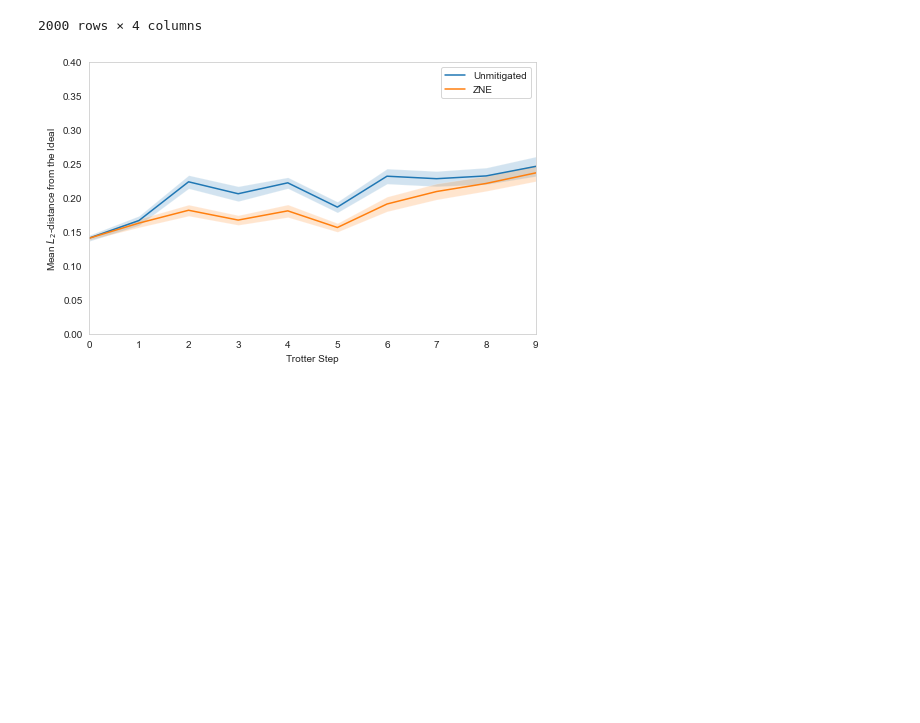
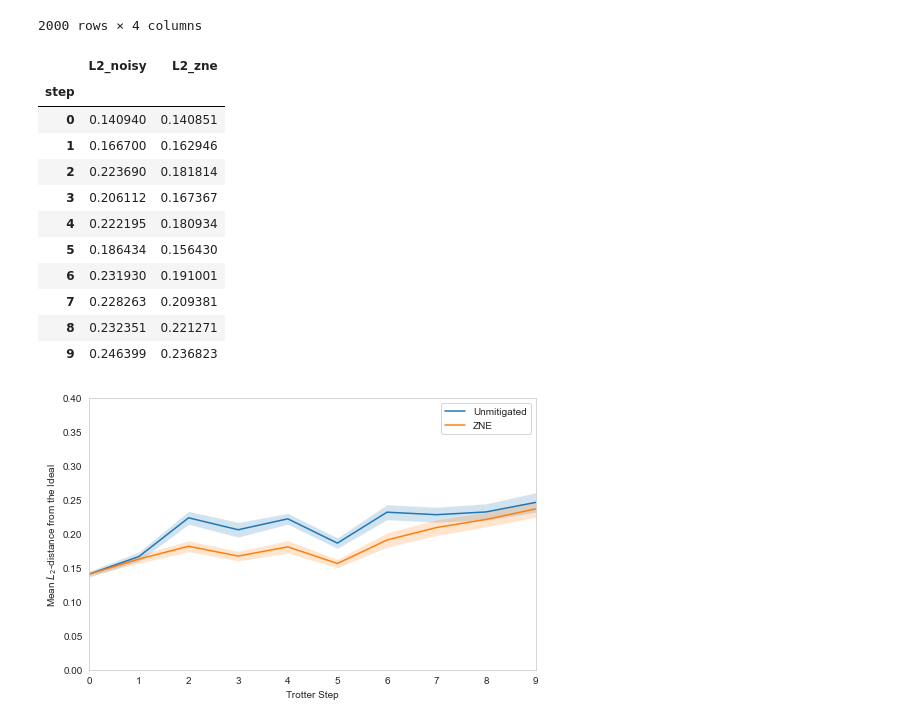
Before and after one commit to qiskit-community/ml-qem, a Jupyter notebook: docs/tutorials/h36_ising_4q_hardware_plot.ipynb, the cells around one changed output. Drawn from its saved outputs; the diff is of its cells as text; code cells hidden in the pictures; blank space fills up the shorter version.

```diff
--- a/docs/tutorials/h36_ising_4q_hardware_plot.ipynb
+++ b/docs/tutorials/h36_ising_4q_hardware_plot.ipynb
@@ -153,22 +153,24 @@ def get_active_qubits_dynamics(circuit):
 
     return active_qubits
 
-def remove_idle_qubits(circuit):
+def remove_idle_qubits(circuit, layout):
     # Get active qubits, which excludes 'Delay' and 'Barrier' operations
-    active_qubits = sorted(list(get_active_qubits_dynamics(circuit)))
-    num_active_qubits = len(active_qubits)
+    active_qubits = get_active_qubits_dynamics(circuit)
+
+    # Create a new list ordered_qubits, preserving the order in layout
+    ordered_qubits = [qubit for qubit in layout if qubit in active_qubits]
 
     # Keep the original ClassicalRegisters intact
-    new_qc = QuantumCircuit(num_active_qubits)
+    new_qc = QuantumCircuit(len(ordered_qubits))
     for cr in circuit.cregs:
         new_qc.add_register(cr)
 
-    # Go through each instruction and replace the qubit indices with the indices of active qubits
+    # Go through each instruction and replace the qubit indices with the indices of ordered qubits
     for instr, qargs, cargs in circuit.data:
-        active_qarg_indices = [active_qubits.index(qubit.index) for qubit in qargs if qubit.index in active_qubits]
+        ordered_qarg_indices = [ordered_qubits.index(qubit.index) for qubit in qargs if qubit.index in ordered_qubits]
         # Since we're keeping the classical bits as they were, there's no need to change the indices
-        if active_qarg_indices:  # If list is not empty, means qubits are involved in operation
-            new_qc.append(instr, qargs=active_qarg_indices, cargs=cargs)
+        if ordered_qarg_indices:  # If list is not empty, means qubits are involved in operation
+            new_qc.append(instr, qargs=ordered_qarg_indices, cargs=cargs)
 
     return new_qc
 # %%
@@ -185,20 +187,20 @@ qc.draw(**D)
 ideal_exp_vals_estimator = []
 for circuits in tqdm(circuit_batches):
     for trans_circuit in circuits:
-        trans_circuit = remove_idle_qubits(trans_circuit)
+        trans_circuit = remove_idle_qubits(trans_circuit, [0, 1, 2, 3])
         padded_obs = [SparsePauliOp(
             form_all_qubit_observable(obs, get_measurement_qubits(trans_circuit, 4), 4)
         ) for obs in obs_list]
         trans_circuit.remove_final_measurements()
         ideal_exp_vals_estimator.append(estimator_ideal.run([trans_circuit]*4, padded_obs).result().values.tolist())
 # %%
-# to_save = {
-#     'ideal': ideal_exp_vals_estimator,
-#     'noisy': noisy_exp_vals,
-#     'zne_mitigated': zne_mitigated_vals,
-# }
-# with open('./data/ising_init_from_qasm_hardware/shuffled/results.pk', 'wb') as file:
-#     pickle.dump(to_save, file)
+to_save = {
+    'ideal': ideal_exp_vals_estimator,
+    'noisy': noisy_exp_vals,
+    'zne_mitigated': zne_mitigated_vals,
+}
+with open('./data/ising_init_from_qasm_hardware/shuffled/results.pk', 'wb') as file:
+    pickle.dump(to_save, file)
 # %%
 # import os
 # from tqdm.notebook import tqdm
@@ -338,6 +340,21 @@ for col in df.columns:
 
 df_mean = df.groupby('step').agg('mean')
 df_ste = df.groupby('step').agg('std') / np.sqrt(len(df[df['step']==0]))
+# %%
+df_mean
+# %% [output]
+|  | L2_noisy | L2_zne |
+| step |  |  |
+| 0 | 0.140940 | 0.140851 |
+| 1 | 0.166700 | 0.162946 |
+| 2 | 0.223690 | 0.181814 |
+| 3 | 0.206112 | 0.167367 |
+| 4 | 0.222195 | 0.180934 |
+| 5 | 0.186434 | 0.156430 |
+| 6 | 0.231930 | 0.191001 |
+| 7 | 0.228263 | 0.209381 |
+| 8 | 0.232351 | 0.221271 |
+| 9 | 0.246399 | 0.236823 |
 # %%
 plt.style.use({'figure.facecolor':'white'})
 plt.figure(figsize=(8, 5))
```
Also changed, not shown: 9 other files.
